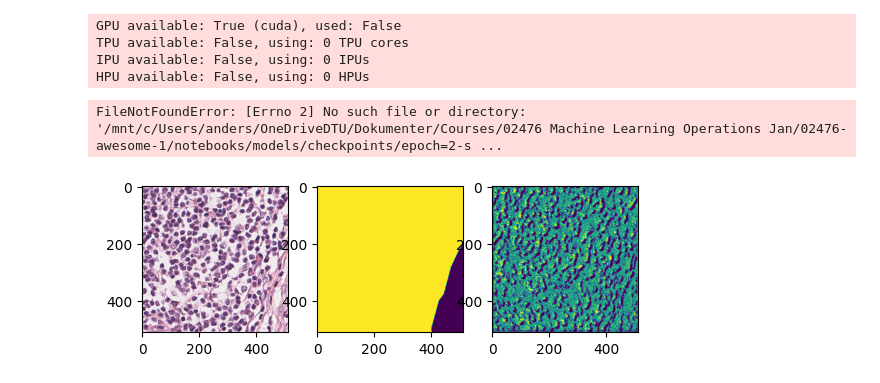
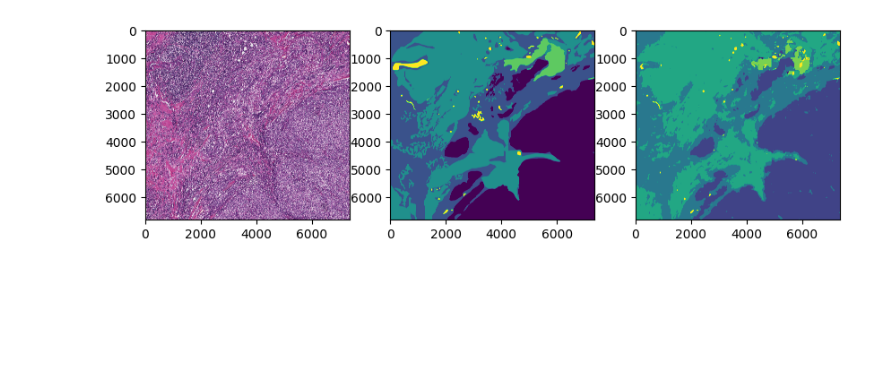
Before and after one commit to AndersGMadsen/02476-awesome-1, a Jupyter notebook: notebooks/development.ipynb, the cells around one changed output. Drawn from its saved outputs; the diff is of its cells as text; code cells hidden in the pictures; blank space fills up the shorter version.

Commit message:
Test model from checkpoint

```diff
--- a/notebooks/development.ipynb
+++ b/notebooks/development.ipynb
@@ -12,6 +12,3 @@ from matplotlib import pyplot as plt
 import torchvision
 from src.data.data_utils import get_slice_idxs, slice_image, unslice_images
 from src.models.predict_model import SegmentImage
-# %%
-model = UNET.load_from_checkpoint("../models/checkpoints/epoch=2-step=21664.ckpt")
-model.eval()
@@ -36,22 +15,16 @@ UNET(
-# %%
-trainer = pl.Trainer(accelerator="cpu", deterministic=True)
-# %% [output]
-GPU available: True (cuda), used: False
-TPU available: False, using: 0 TPU cores
-IPU available: False, using: 0 IPUs
-HPU available: False, using: 0 HPUs
 # %%
-predict = SegmentImage(UNET, "../models/checkpoints/epoch=2-step=21664.ckpt")
-image_path = "../data/raw/images/TCGA-A2-A0D0-DX1_xmin68482_ymin39071_MPP-0.2500.png"
+predict = SegmentImage(UNET, "../models/checkpoints/epoch=11-step=6624.ckpt")
+image_path = "../data/raw/images/TCGA-AN-A0AR-DX1_xmin8468_ymin21166_MPP-0.2500.png"
+mask_path = "../data/raw/masks/TCGA-AN-A0AR-DX1_xmin8468_ymin21166_MPP-0.2500.png"
 image = torchvision.io.read_image(image_path).to(torch.float) / 255.0
-mask = predict(image)
+mask = torchvision.io.read_image(mask_path).to(torch.int)
+mask[mask > 4] = 5
+pred = predict(image)
-# %% [output]
-FileNotFoundError: [Errno 2] No such file or directory: '/mnt/c/Users/anders/OneDriveDTU/Dokumenter/Courses/02476 Machine Learning Operations Jan/02476-awesome-1/notebooks/models/checkpoints/epoch=2-s ...
 # %%
-fig, ax = plt.subplots(1, 3)
-ax[0].imshow(torch.moveaxis(image[0], 0, 2))
-ax[1].imshow(torch.moveaxis(mask, 0, 2))
-ax[2].imshow(torch.moveaxis(model(image).argmax(1), 0, 2))
+fig, ax = plt.subplots(1, 3, figsize=(10, 5))
+ax[0].imshow(torch.moveaxis(image, 0, -1))
+ax[1].imshow(mask[0])
+ax[2].imshow(pred)
 plt.show()
 # %% [output]
-[figure, old version]
+[figure, new version]
```
Also changed, not shown: parts of 1 cell of this notebook.
